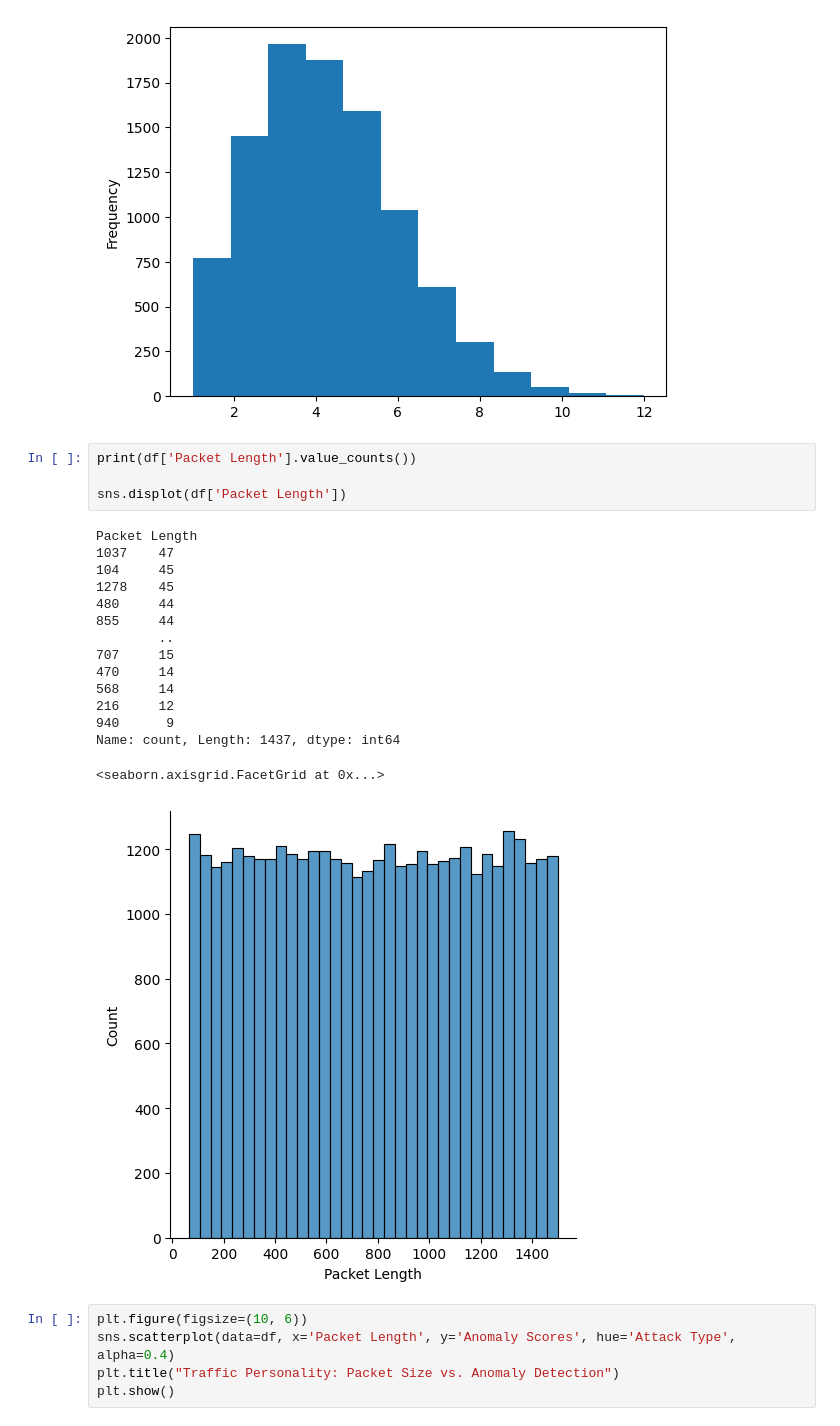
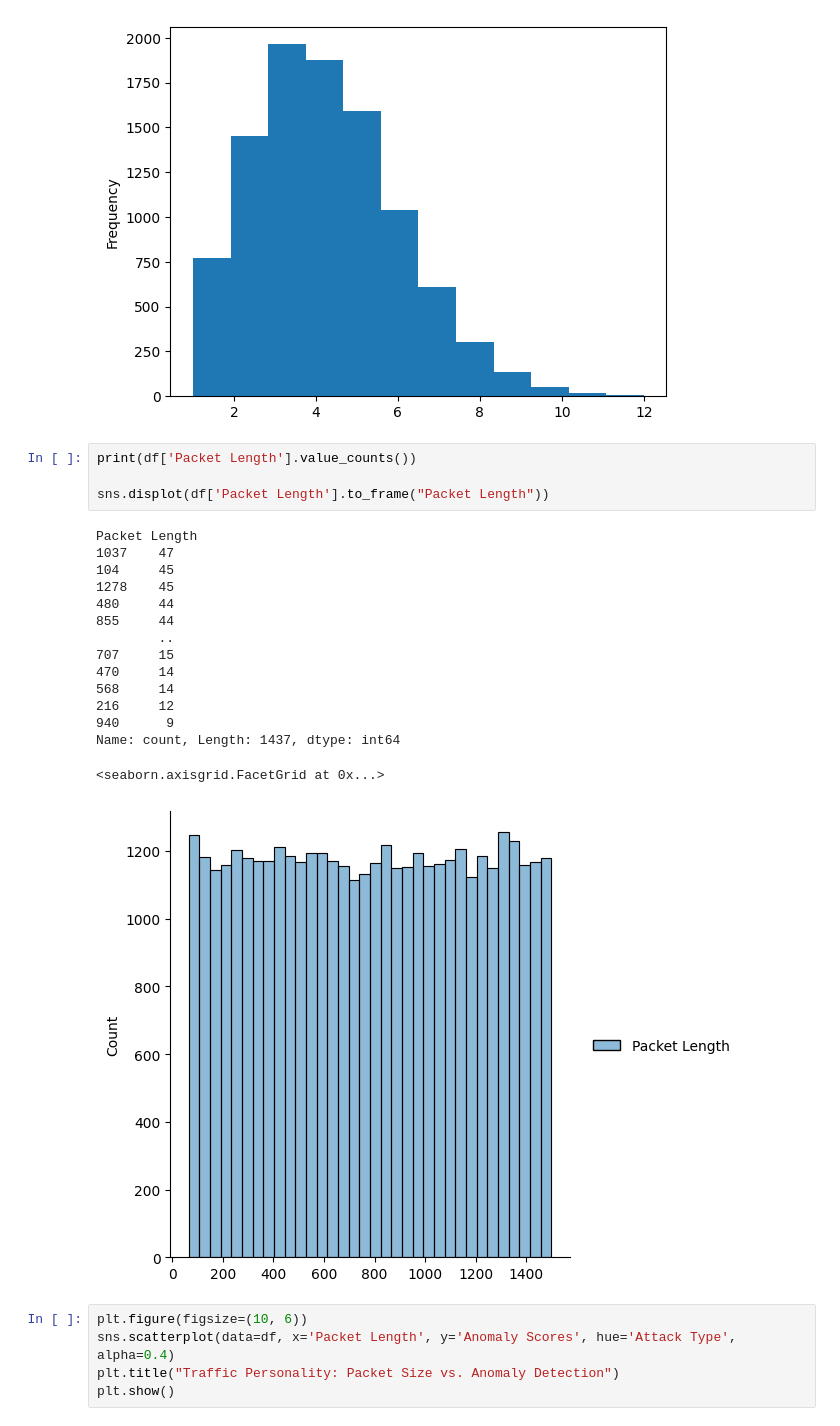
Before and after one commit to florianrst/CyberSecurity_ML, a Jupyter notebook: Main_Notebook.ipynb, the cells around one changed output. Drawn from its saved outputs; the diff is of its cells as text.

```diff
--- a/Main_Notebook.ipynb
+++ b/Main_Notebook.ipynb
@@ -139,23 +142,23 @@ df['Anomaly Scores'].value_counts().plot(kind='hist', bins=12)
 # %%
 print(df['Packet Length'].value_counts())
 
-sns.displot(df['Packet Length'])
+sns.displot(df['Packet Length'].to_frame("Packet Length"))
 # %% [output]
 Packet Length
 1037    47
 104     45
 1278    45
 480     44
 855     44
         ..
 707     15
 470     14
 568     14
 216     12
 940      9
 Name: count, Length: 1437, dtype: int64
 <seaborn.axisgrid.FacetGrid at 0x...>
-[figure, old version]
+[figure, new version]
 # %%
 plt.figure(figsize=(10, 6))
 sns.scatterplot(data=df, x='Packet Length', y='Anomaly Scores', hue='Attack Type', alpha=0.4)
```
Also changed, not shown: parts of 9 cells of this notebook, 1 other file.
